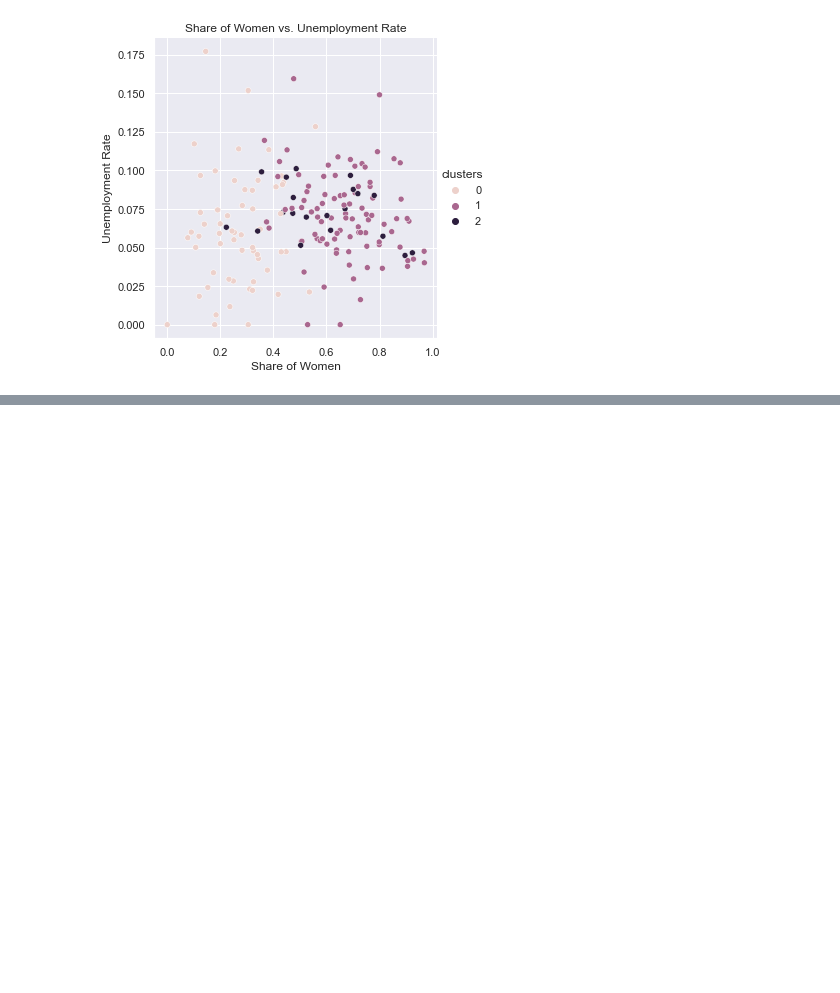
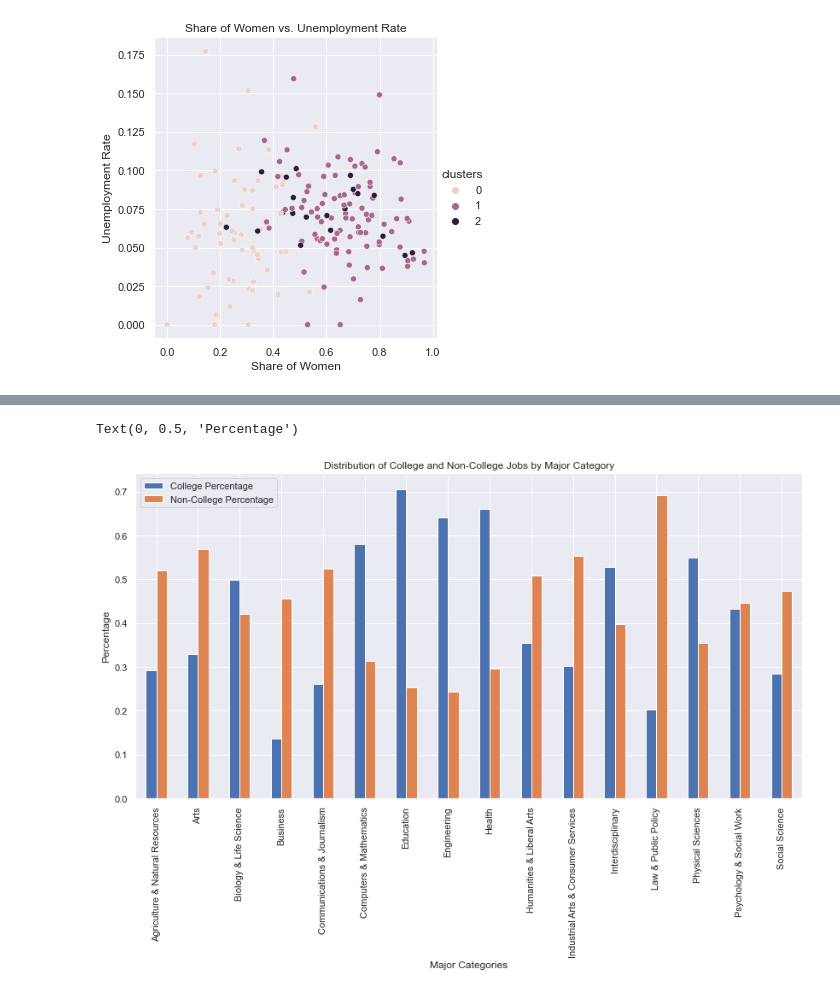
Before and after one commit to lbcmp/Data-Science-Project, a Jupyter notebook: MAT328_Project.ipynb, the cells around one changed output, grey strips where cells are left out. Cells and saved outputs as stored; diff of their text form; code cells hidden in the pictures; blank space fills up the shorter version.

```diff
--- a/MAT328_Project.ipynb
+++ b/MAT328_Project.ipynb
@@ -493,0 +508,9 @@ Text(31.914098611111115, 0.5, 'Unemployment Rate')
+# %%
+# Group by major category then find the sum for multiple columns
+# Compute percentage of college, non-college and low wage jobs (based off number of employed people)
+
+df = majors.groupby("Major_category")["Employed", "College_jobs", "Non_college_jobs", "Low_wage_jobs"].sum().reset_index()
+df["College Percentage"] = df["College_jobs"] / df["Employed"]
+df["Non-College Percentage"] = df["Non_college_jobs"] / df["Employed"]
+df["Low Wage Percentage"] = df["Low_wage_jobs"] / df["Employed"]
+df
@@ -493,0 +535,11 @@ Text(31.914098611111115, 0.5, 'Unemployment Rate')
+# %%
+# plot the distribution of college and non-College jobs by major category
+
+df.plot(x="Major_category", y=["College Percentage", "Non-College Percentage"], kind="bar")
+plt.xticks(rotation=90)
+plt.title("Distribution of College and Non-College Jobs by Major Category")
+plt.xlabel("Major Categories")
+plt.ylabel("Percentage")
+# %% [output]
+Text(0, 0.5, 'Percentage')
+[figure, added]
```
Also changed, not shown: parts of 6 cells of this notebook.
